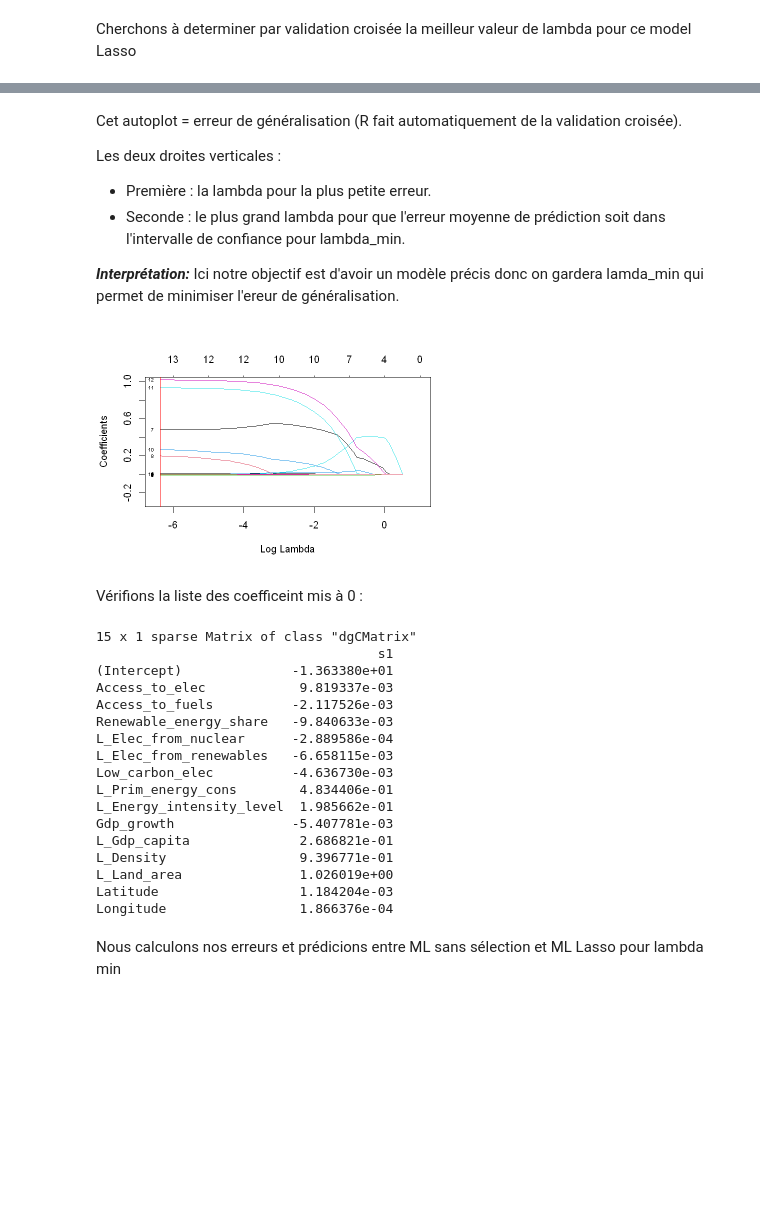
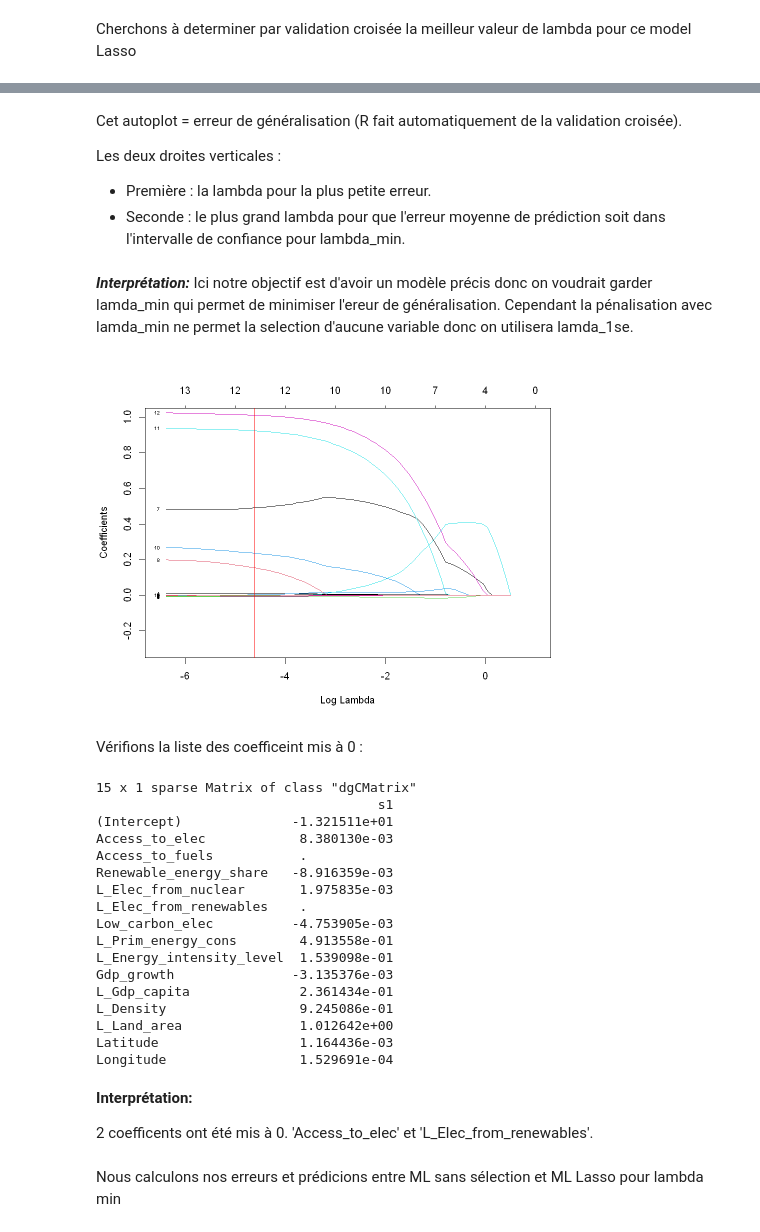
Before and after one commit to PaolaDeTruchis/MachineLearning, a Jupyter notebook: Projet_ML_R.ipynb, the cells around one changed output, grey strips where cells are left out. Drawn from its saved outputs; the diff is of its cells as text; code cells hidden in the pictures; blank space fills up the shorter version.

```diff
--- a/Projet_ML_R.ipynb
+++ b/Projet_ML_R.ipynb
@@ -757,36 +809,40 @@ Cet autoplot = erreur de généralisation (R fait automatiquement de la validati
 Les deux droites verticales :
 - Première : la lambda pour la plus petite erreur.
 - Seconde : le plus grand lambda pour que l'erreur moyenne de prédiction soit dans l'intervalle de confiance pour lambda_min.
-
-***Interprétation:***
-Ici notre objectif est d'avoir un modèle précis donc on gardera lamda_min qui permet de minimiser l'ereur de généralisation.
+# %% [markdown]
+***Interprétation:***
+Ici notre objectif est d'avoir un modèle précis donc on voudrait garder lamda_min qui permet de minimiser l'ereur de généralisation. Cependant la pénalisation avec lamda_min ne permet la selection d'aucune variable donc on utilisera lamda_1se.
 # %%
 plot(reg.lasso, xvar = "lambda", label = TRUE,xlim=c(-6.5,1),ylim=c(-0.3,1))
-abline(v=log(reg.lasso.cv$lambda.min),col="red")  #avec min est ce que y'a pas bcp trop de variables ?
+abline(v=log(reg.lasso.cv$lambda.1se),col="red")  #avec min est ce que y'a pas bcp trop de variables ?
 # %% [output]
-[figure, old version]
+[figure, new version]
 # %% [markdown]
 Vérifions la liste des coefficeint mis à 0 :
 # %%
-coef_list <- coef(reg.lasso.cv, s = "lambda.min")
-print(coef_list)
+coef_list <- coef(reg.lasso.cv, s = "lambda.1se")
+coef_list
 # %% [output]
 15 x 1 sparse Matrix of class "dgCMatrix"
                                     s1
-(Intercept)              -1.363380e+01
-Access_to_elec            9.819337e-03
-Access_to_fuels          -2.117526e-03
-Renewable_energy_share   -9.840633e-03
-L_Elec_from_nuclear      -2.889586e-04
-L_Elec_from_renewables   -6.658115e-03
-Low_carbon_elec          -4.636730e-03
-L_Prim_energy_cons        4.834406e-01
-L_Energy_intensity_level  1.985662e-01
-Gdp_growth               -5.407781e-03
-L_Gdp_capita              2.686821e-01
-L_Density                 9.396771e-01
-L_Land_area               1.026019e+00
-Latitude                  1.184204e-03
-Longitude                 1.866376e-04
+(Intercept)              -1.321511e+01
+Access_to_elec            8.380130e-03
+Access_to_fuels           .
+Renewable_energy_share   -8.916359e-03
+L_Elec_from_nuclear       1.975835e-03
+L_Elec_from_renewables    .
+Low_carbon_elec          -4.753905e-03
+L_Prim_energy_cons        4.913558e-01
+L_Energy_intensity_level  1.539098e-01
+Gdp_growth               -3.135376e-03
+L_Gdp_capita              2.361434e-01
+L_Density                 9.245086e-01
+L_Land_area               1.012642e+00
+Latitude                  1.164436e-03
+Longitude                 1.529691e-04
+# %% [markdown]
+**Interprétation:**
+
+2 coefficents ont été mis à 0. 'Access_to_elec' et 'L_Elec_from_renewables'.
 # %% [markdown]
 Nous calculons nos erreurs et prédicions entre ML sans sélection et ML Lasso pour lambda min
```
Also changed, not shown: parts of 153 cells of this notebook.
